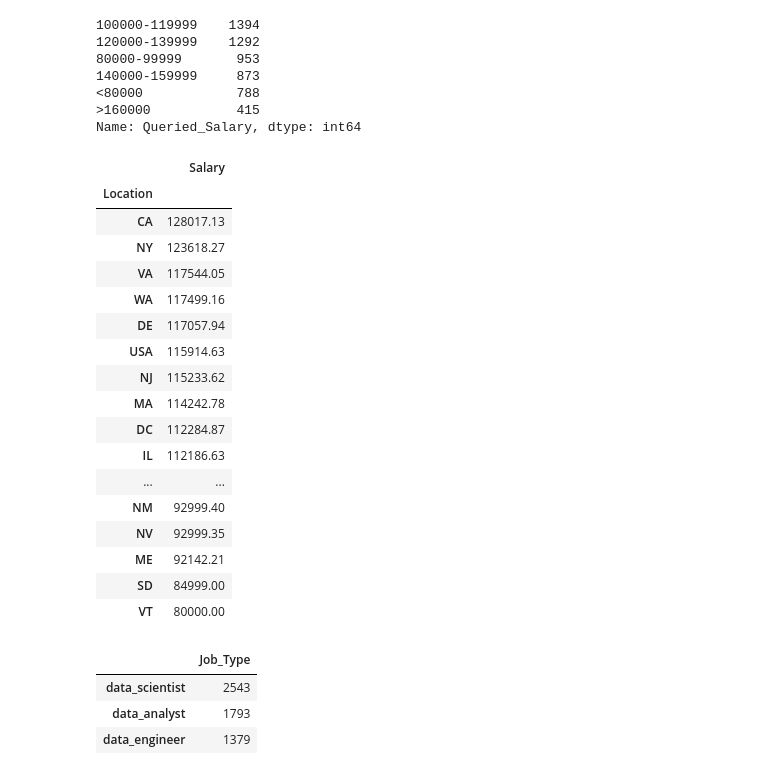
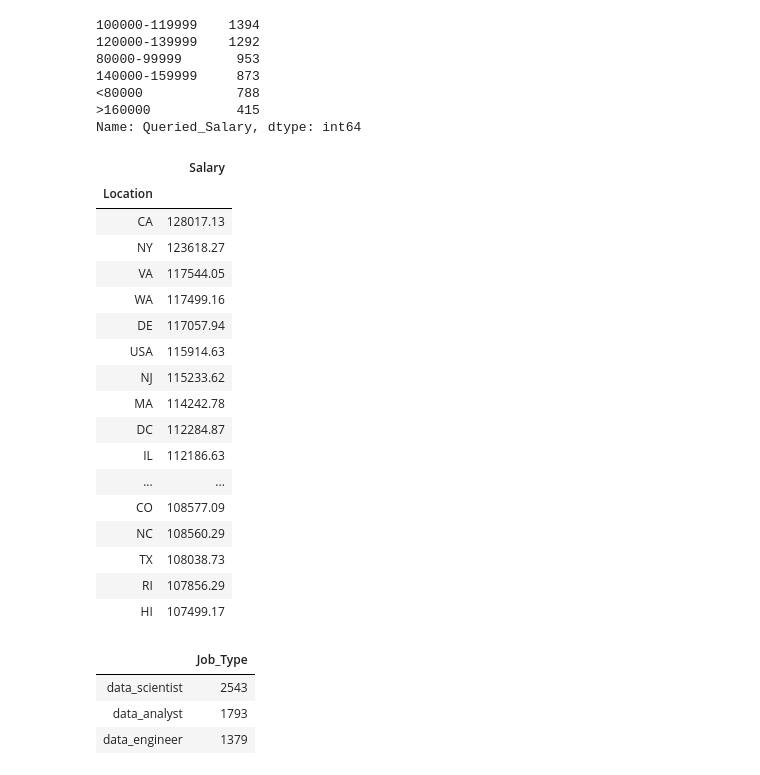
Before and after one commit to GitGTBoot/Project-1, a Jupyter notebook: Project 1.ipynb, the cells around one changed output. Saved outputs shown, nothing was run; the diff lists cells and outputs as text; code cells hidden in the pictures.

```diff
--- a/Project 1.ipynb
+++ b/Project 1.ipynb
@@ -173,28 +157,28 @@ Name: Queried_Salary, dtype: int64
 # %%
 #Converting the Salary column from string to interger in order to apply mathematical processes
 indeed_STATE["Salary"]=indeed_STATE["Salary"].astype(int)
 state_avg_salary=indeed_STATE.groupby("Location").mean().round(2)["Salary"].sort_values(ascending=False)
 state_salary=pd.DataFrame(state_avg_salary)
-state_salary
+state_salary.head(20)
 # %% [output]
 |  | Salary |
 | Location |  |
 | CA | 128017.13 |
 | NY | 123618.27 |
 | VA | 117544.05 |
 | WA | 117499.16 |
 | DE | 117057.94 |
 | USA | 115914.63 |
 | NJ | 115233.62 |
 | MA | 114242.78 |
 | DC | 112284.87 |
 | IL | 112186.63 |
 | ... | ... |
-| NM | 92999.40 |
-| NV | 92999.35 |
-| ME | 92142.21 |
-| SD | 84999.00 |
-| VT | 80000.00 |
+| CO | 108577.09 |
+| NC | 108560.29 |
+| TX | 108038.73 |
+| RI | 107856.29 |
+| HI | 107499.17 |
 # %%
 # type of job/job title (pie chart)
 count_of_jobstypes=indeed['Job_Type'].value_counts()
```
Also changed, not shown: parts of 4 cells of this notebook, 3 other files.
